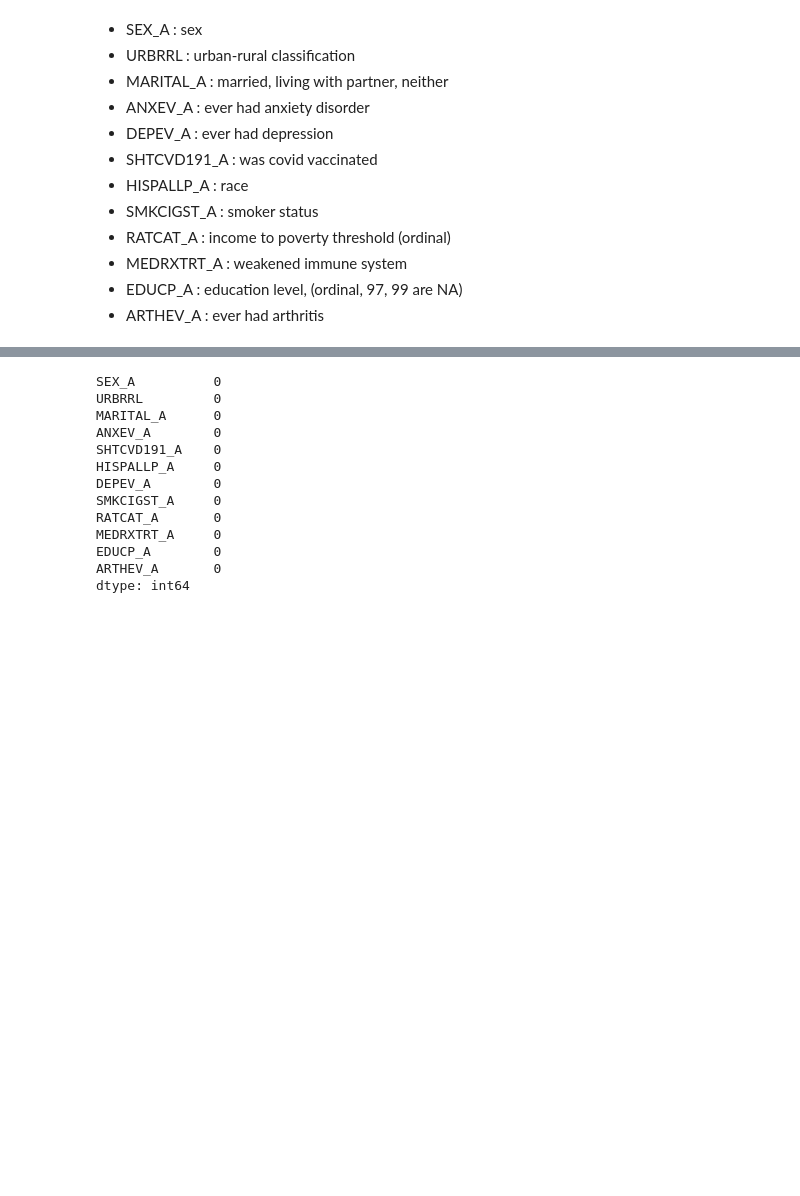
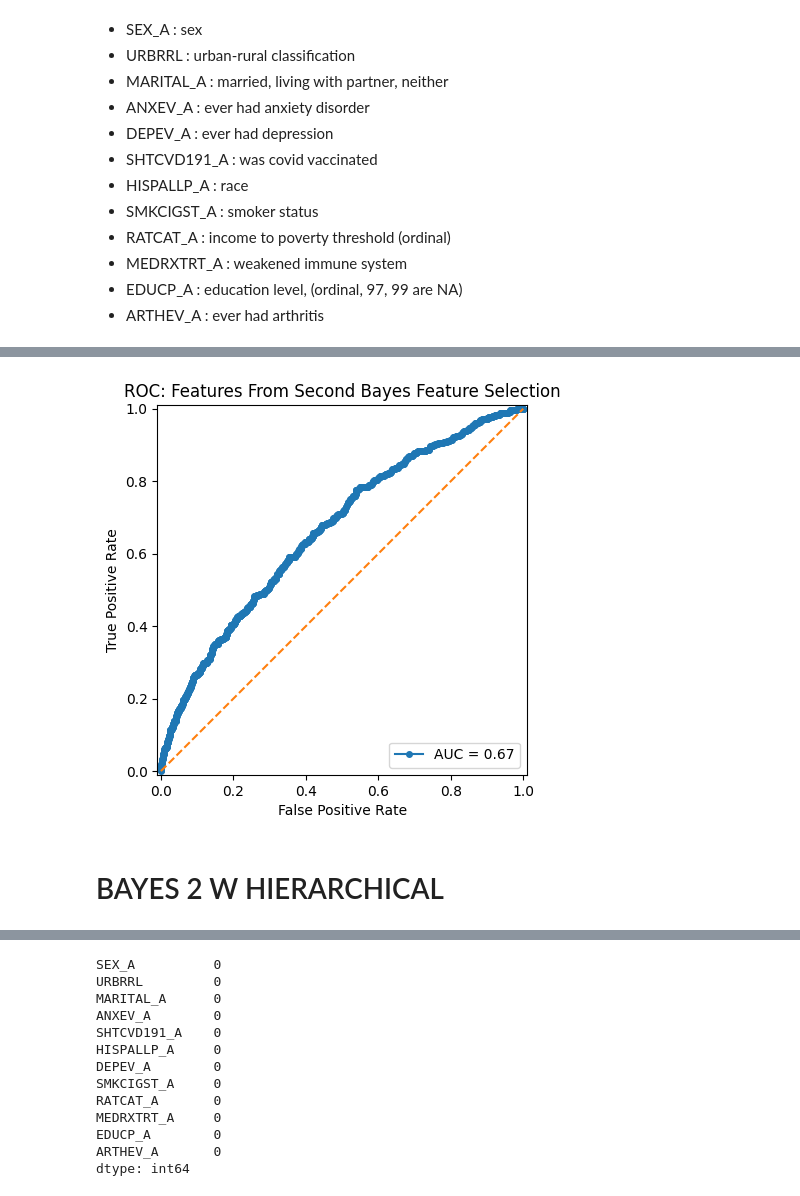
Before and after one commit to kehunter/bayesian-lcovid, a Jupyter notebook: model_testing.ipynb, the cells around one changed output, grey strips where cells are left out. Saved outputs shown, nothing was run; the diff lists cells and outputs as text; code cells hidden in the pictures; blank space fills up the shorter version.

```diff
--- a/model_testing.ipynb
+++ b/model_testing.ipynb
@@ -15,6 +15,20 @@ zip_file = ZipFile("data/adult23csv.zip")
 
 df_full = pd.read_csv(zip_file.open('adult23.csv'))
 y_name = 'LONGCOVD1_A'
+# %%
+def plot_roc(y_true, p_pred, title="ROC"):
+    fpr, tpr, thresholds = roc_curve(
+        y_true=y_true, y_score=p_pred, pos_label=1, drop_intermediate=False
+    )
+    roc_auc = auc(fpr, tpr)
+
+    fig, ax = plt.subplots()
+    roc_display = RocCurveDisplay(fpr=fpr, tpr=tpr, roc_auc=roc_auc)
+    roc_display = roc_display.plot(ax=ax, marker="o", markersize=4)
+    x = np.linspace(0,1)
+    y = x
+    plt.plot(x,y, linestyle='--')
+    ax.set(title=title);
 # %% [markdown]
 - SEX_A : sex
 - URBRRL : urban-rural classification
@@ -30,0 +149,10 @@ y_name = 'LONGCOVD1_A'
+# %%
+# ROC for Bayes2 model
+p_test_pred_b2 = idata_lit.posterior_predictive["obs"].mean(dim=["chain", "draw"])
+y_test_pred_b2 = (p_test_pred_b2 >= 0.5).astype("int").to_numpy()
+
+plot_roc(y_test, p_test_pred_b2, title="ROC: Features From Second Bayes Feature Selection")
+# %% [output]
+[figure, added]
+# %% [markdown]
+# BAYES 2 W HIERARCHICAL
```
Also changed, not shown: parts of 16 cells of this notebook, 2 other files.
